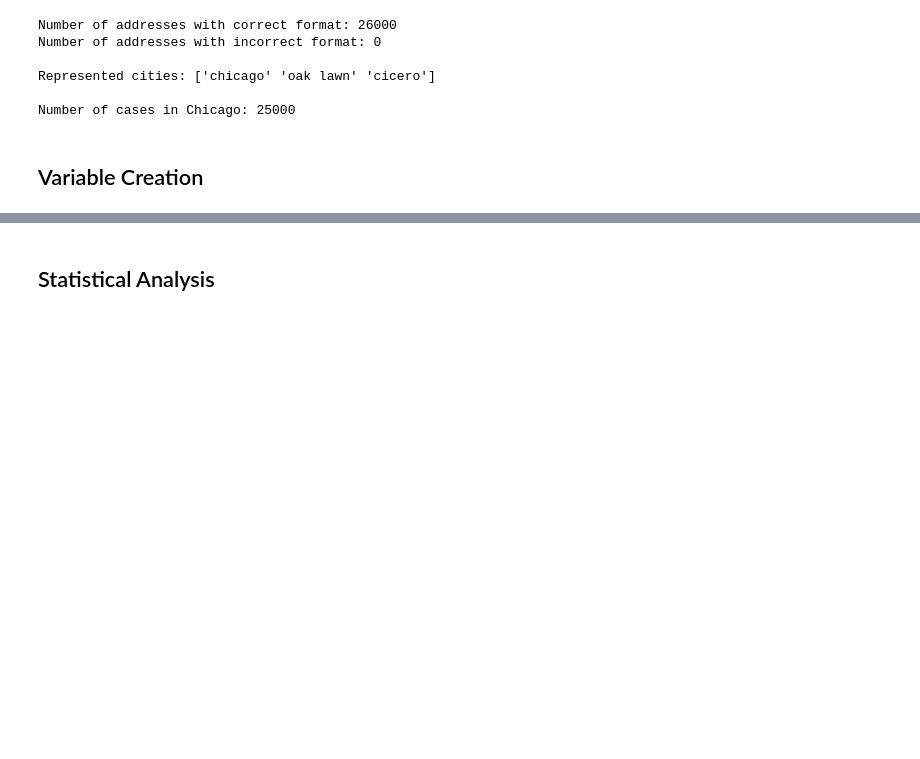
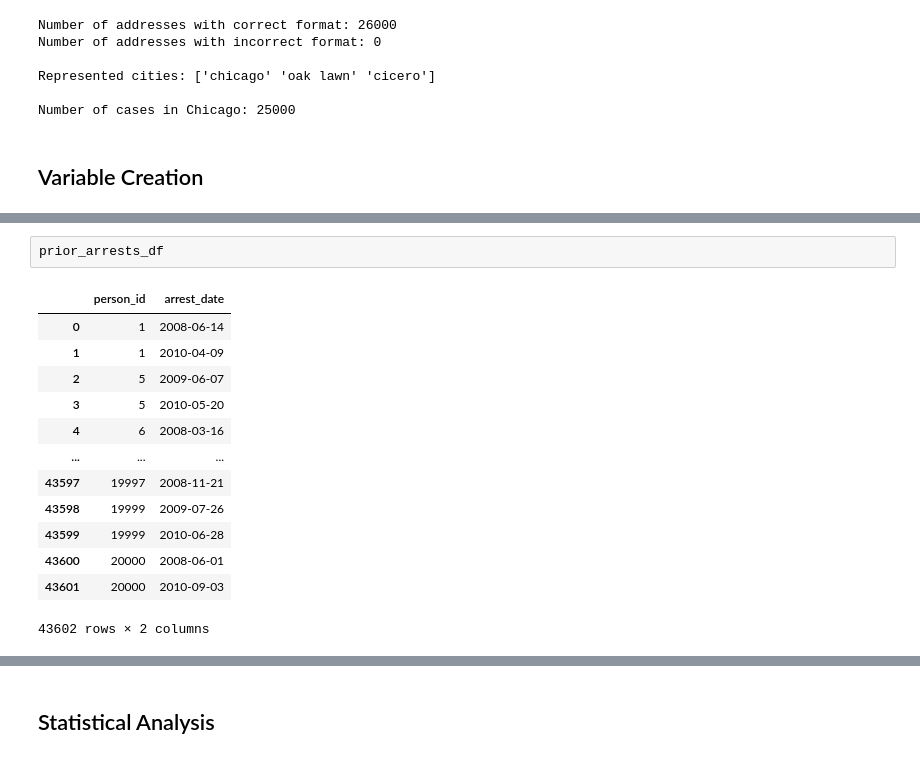
Before and after one commit to Will-Dinneen/Dinneen-DRI-DevLab-Assignment, a Jupyter notebook: PDRI-Data-Assignment.ipynb, the cells around one changed output, grey strips where cells are left out. Drawn from its saved outputs; the diff is of its cells as text; blank space fills up the shorter version.

```diff
--- a/PDRI-Data-Assignment.ipynb
+++ b/PDRI-Data-Assignment.ipynb
@@ -154,3 +256,19 @@ Number of cases in Chicago: 25000
+# %%
+prior_arrests_df
+# %% [output]
+|  | person_id | arrest_date |
+| 0 | 1 | 2008-06-14 |
+| 1 | 1 | 2010-04-09 |
+| 2 | 5 | 2009-06-07 |
+| 3 | 5 | 2010-05-20 |
+| 4 | 6 | 2008-03-16 |
+| ... | ... | ... |
+| 43597 | 19997 | 2008-11-21 |
+| 43598 | 19999 | 2009-07-26 |
+| 43599 | 19999 | 2010-06-28 |
+| 43600 | 20000 | 2008-06-01 |
+| 43601 | 20000 | 2010-09-03 |
+43602 rows × 2 columns
 # %%
 # 3.a. Please reconstruct the variable (prior arrests) using the prior_arrests.csv file.
 
```
Also changed, not shown: parts of 11 cells of this notebook, 1 other file.
